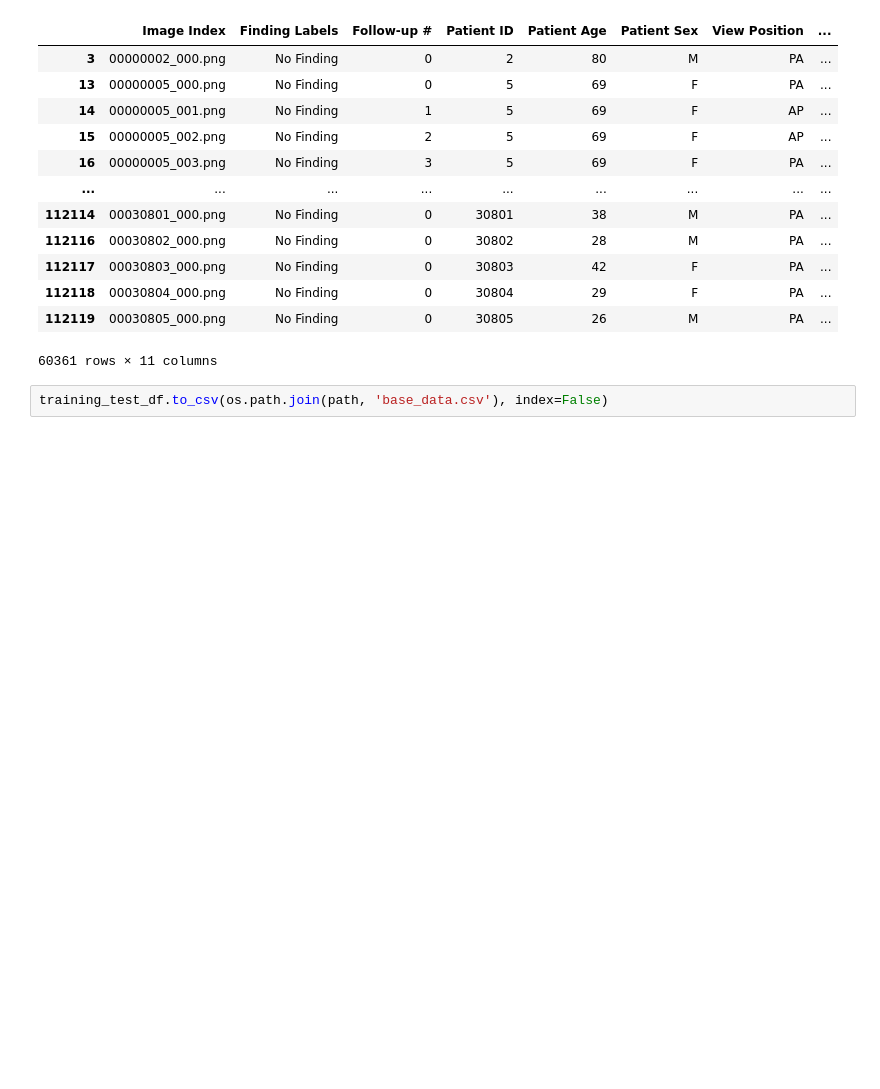
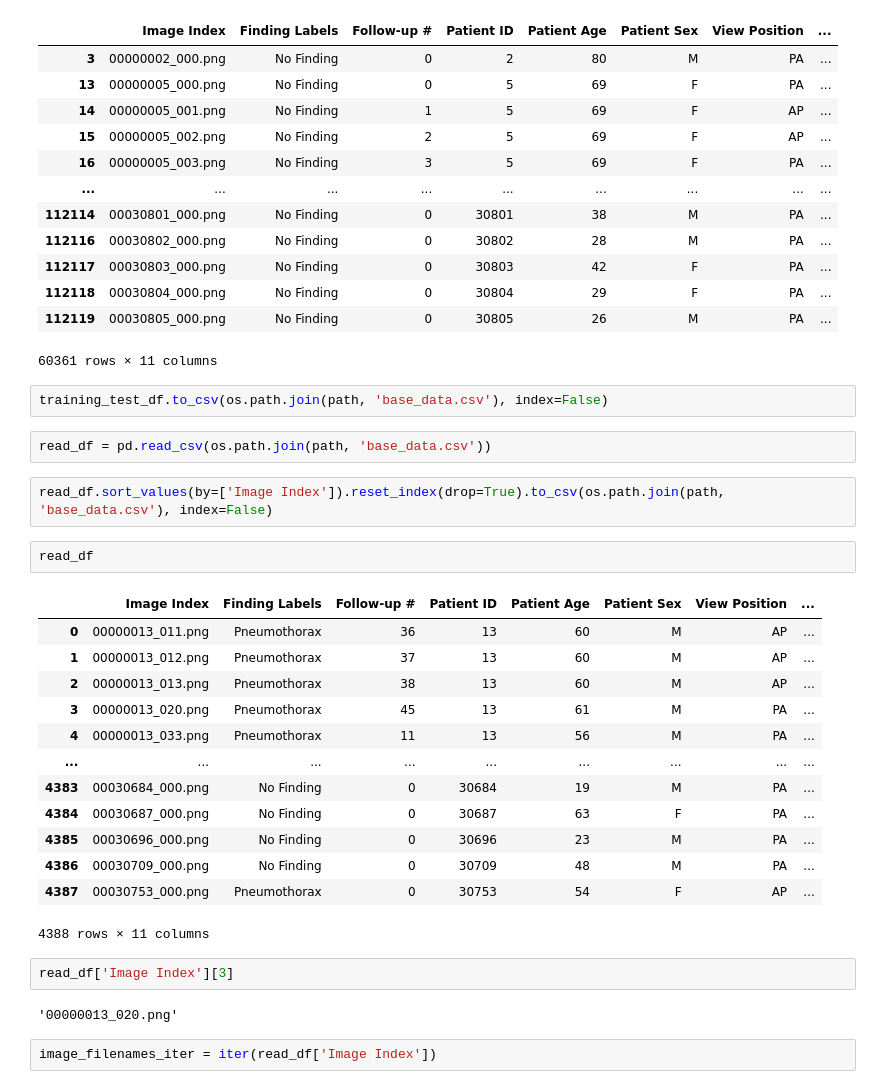
Before and after one commit to unknownBzop1/ai-assignment, a Jupyter notebook: data-entry-analysis.ipynb, the cells around one changed output. Cells and saved outputs as stored; diff of their text form; blank space fills up the shorter version.

```diff
--- a/data-entry-analysis.ipynb
+++ b/data-entry-analysis.ipynb
@@ -150,3 +150,29 @@ no_finding_df
 60361 rows × 11 columns
 # %%
 training_test_df.to_csv(os.path.join(path, 'base_data.csv'), index=False)
+# %%
+read_df = pd.read_csv(os.path.join(path, 'base_data.csv'))
+# %%
+read_df.sort_values(by=['Image Index']).reset_index(drop=True).to_csv(os.path.join(path, 'base_data.csv'), index=False)
+# %%
+read_df
+# %% [output]
+|  | Image Index | Finding Labels | Follow-up # | Patient ID | Patient Age | Patient Sex | View Position | ... |
+| 0 | 00000013_011.png | Pneumothorax | 36 | 13 | 60 | M | AP | ... |
+| 1 | 00000013_012.png | Pneumothorax | 37 | 13 | 60 | M | AP | ... |
+| 2 | 00000013_013.png | Pneumothorax | 38 | 13 | 60 | M | AP | ... |
+| 3 | 00000013_020.png | Pneumothorax | 45 | 13 | 61 | M | PA | ... |
+| 4 | 00000013_033.png | Pneumothorax | 11 | 13 | 56 | M | PA | ... |
+| ... | ... | ... | ... | ... | ... | ... | ... | ... |
+| 4383 | 00030684_000.png | No Finding | 0 | 30684 | 19 | M | PA | ... |
+| 4384 | 00030687_000.png | No Finding | 0 | 30687 | 63 | F | PA | ... |
+| 4385 | 00030696_000.png | No Finding | 0 | 30696 | 23 | M | PA | ... |
+| 4386 | 00030709_000.png | No Finding | 0 | 30709 | 48 | M | PA | ... |
+| 4387 | 00030753_000.png | Pneumothorax | 0 | 30753 | 54 | F | AP | ... |
+4388 rows × 11 columns
+# %%
+read_df['Image Index'][3]
+# %% [output]
+'00000013_020.png'
+# %%
+image_filenames_iter = iter(read_df['Image Index'])
```
Also changed, not shown: parts of 2 cells of this notebook, 4 other files.
